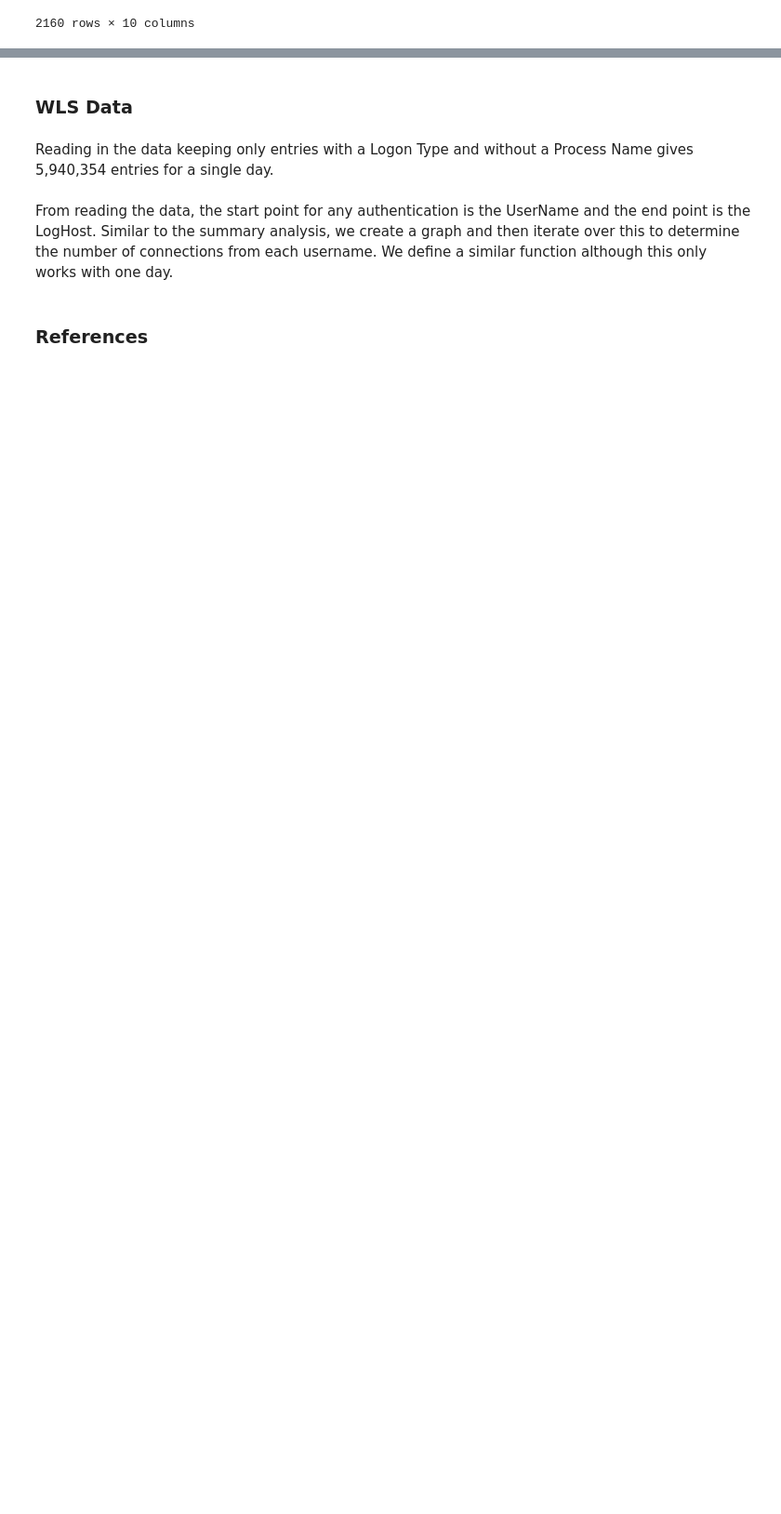
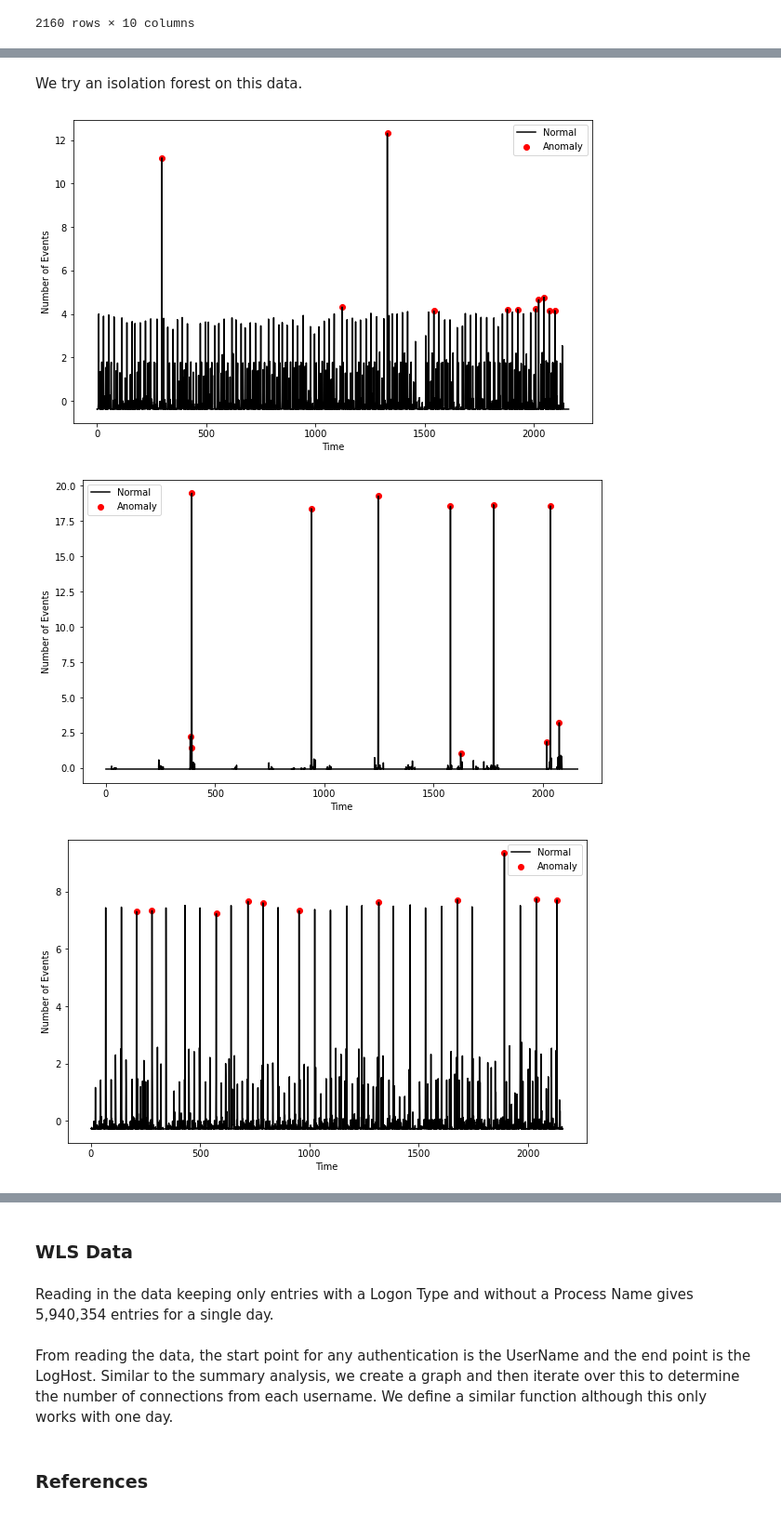
Before and after one commit to gabejg/Advanced-Cyber-Analytics-for-Attack-Detection, a Jupyter notebook: Matt/Data Evaluation.ipynb, the cells around one changed output, grey strips where cells are left out. Shown at 93% size. Saved outputs shown, nothing was run; the diff lists cells and outputs as text; code cells hidden in the pictures; blank space fills up the shorter version.

```diff
--- a/Matt/Data Evaluation.ipynb
+++ b/Matt/Data Evaluation.ipynb
@@ -993,0 +961,2 @@ plt.show()
+# %% [markdown]
+We try an isolation forest on this data.
@@ -993,0 +979,22 @@ plt.show()
+# %%
+for i in plot_entries:
+    scaler = StandardScaler()
+    scaler.fit(np.array(degree_days_t.iloc[:, i]).reshape(-1, 1))
+    scaled = scaler.transform(np.array(degree_days_t.iloc[:, i]).reshape(-1, 1))
+    data = pd.DataFrame(scaled)
+
+    if_model = IsolationForest(contamination=0.005)
+    if_predictions = if_model.fit_predict(data)
+    fig, ax = plt.subplots(figsize=(10,6))
+    a = data.loc[if_predictions == -1]
+    ax.plot(data.index, data[0], color='black', label='Normal')
+    ax.scatter(a.index, a, color='red', label='Anomaly')
+    ax.set_xlabel("Time")
+    ax.set_ylabel("Number of Events")
+    plt.legend()
+
+plt.show()
+# %% [output]
+[figure, added]
+[figure, added]
+[figure, added]
```
Also changed, not shown: parts of 56 cells of this notebook.
